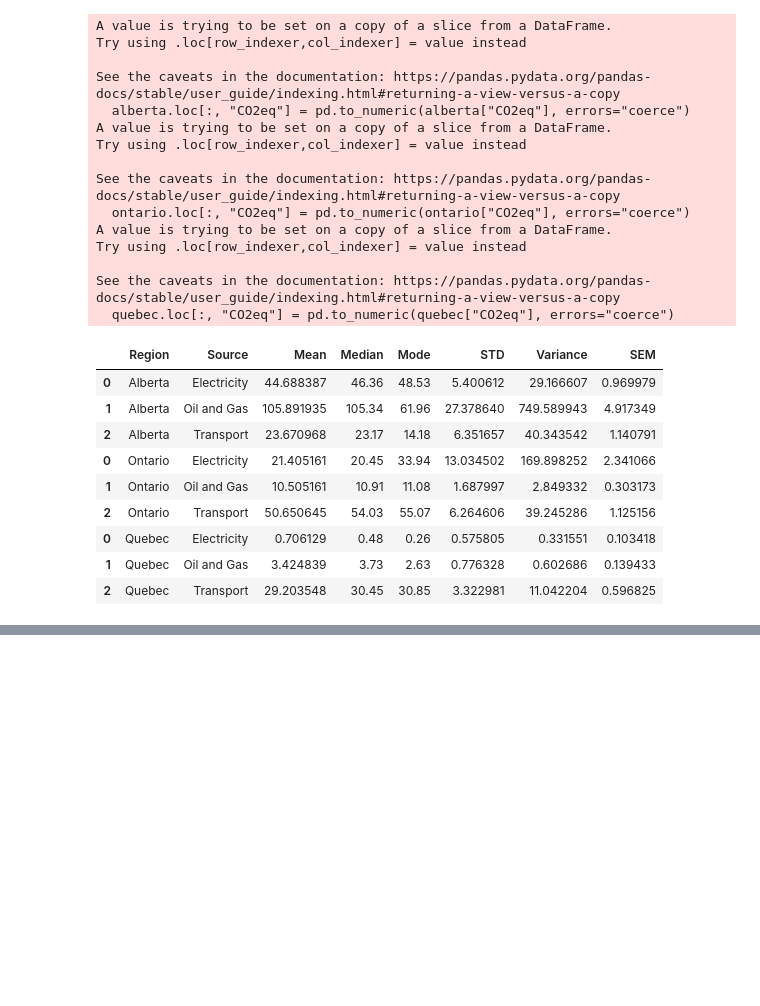
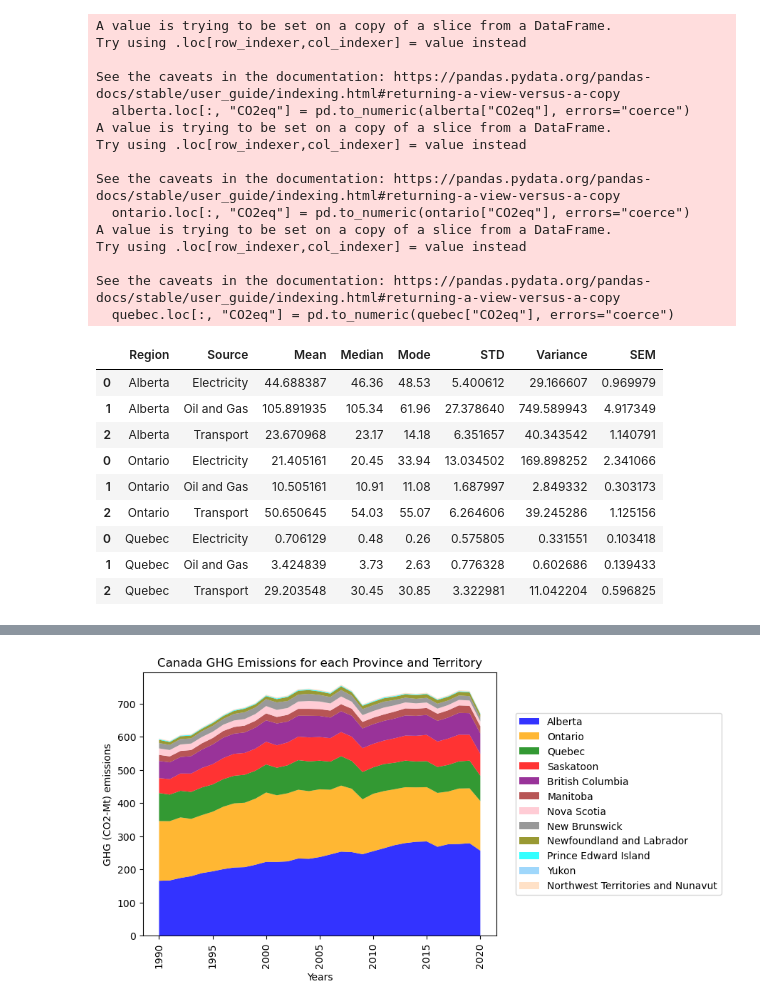
Before and after one commit to fabiomarcullo/Project_1_Climate_Action_Goals, a Jupyter notebook: Project_Sustainability_Data.ipynb, the cells around one changed output, grey strips where cells are left out. Drawn from its saved outputs; the diff is of its cells as text; code cells hidden in the pictures; blank space fills up the shorter version.

```diff
--- a/Project_Sustainability_Data.ipynb
+++ b/Project_Sustainability_Data.ipynb
@@ -278,0 +433,89 @@ See the caveats in the documentation: https://pandas.pydata.org/pandas-docs/stab
+# %%
+#copying original data and doing some initial cleaning
+emission_provterri_df = provices_result.loc[(provices_result['Source'] == 'Provincial Inventory Total') | (provices_result['Source'] == 'Territorial Inventory Total')]
+emission_provterri_df2 = emission_provterri_df.drop(columns = ['Index', 'Source', 'Unit']).reset_index(drop = True)
+
+#isolating each province from original datasetcleaning provincial dataset, and adding northwest territoties and nunavut together to match original dataset's format
+ab_ghg = emission_provterri_df2.loc[emission_provterri_df2['Region'] == 'Alberta']
+bc_ghg = emission_provterri_df2.loc[emission_provterri_df2['Region'] == 'British Columbia']
+mn_ghg = emission_provterri_df2.loc[emission_provterri_df2['Region'] == 'Manitoba']
+nb_ghg = emission_provterri_df2.loc[emission_provterri_df2['Region'] == 'New Brunswick']
+nfl_ghg = emission_provterri_df2.loc[emission_provterri_df2['Region'] == 'Newfoundland and Labrador']
+ns_ghg = emission_provterri_df2.loc[emission_provterri_df2['Region'] == 'Nova Scotia']
+on_ghg = emission_provterri_df2.loc[emission_provterri_df2['Region'] == 'Ontario']
+pei_ghg = emission_provterri_df2.loc[emission_provterri_df2['Region'] == 'Prince Edward Island']
+qc_ghg = emission_provterri_df2.loc[emission_provterri_df2['Region'] == 'Quebec']
+ssk_ghg = emission_provterri_df2.loc[emission_provterri_df2['Region'] == 'Saskatchewan']
+yuk_ghg = emission_provterri_df2.loc[emission_provterri_df2['Region'] == 'Yukon']
+
+nwtnvt_1 = emission_provterri_df2.loc[emission_provterri_df2['Region'] == 'Northwest Territories and Nunavut']
+nwtnvt_2 = nwtnvt_1.drop(columns = {'Region'}).reset_index(drop=True)
+nwt_nv1 = emission_provterri_df2.loc[(emission_provterri_df2['Region'] == 'Northwest Territories') | (emission_provterri_df2['Region'] == 'Nunavut')]
+nwt_nv2 = nwt_nv1.drop(columns={'Region'}).reset_index(drop = True)
+nwt_nv3 = nwt_nv2.astype(float)
+sum_ghg_nwt_nv = nwt_nv3.groupby('Year').sum()
+nwt_nun_ghg = sum_ghg_nwt_nv['CO2eq']
+nwt_nun_yr = nwt_nv3['Year'].unique()
+nwt_nun_list = {'Year' : nwt_nun_yr, 'CO2eq' : nwt_nun_ghg}
+nwt_nun_df = pd.DataFrame(data=nwt_nun_list).reset_index(drop=True)
+nwtnvt_df = pd.concat([nwtnvt_2, nwt_nun_df]).reset_index(drop=True)
+
+#further cleaning provincial dataset
+ab_ghg1 = ab_ghg.drop(columns = ['Region'])
+bc_ghg1 = bc_ghg.drop(columns = ['Region'])
+mn_ghg1 = mn_ghg.drop(columns = ['Region'])
+nb_ghg1 = nb_ghg.drop(columns = ['Region'])
+nfl_ghg1 = nfl_ghg.drop(columns = ['Region'])
+ns_ghg1 = ns_ghg.drop(columns = ['Region'])
+on_ghg1 = on_ghg.drop(columns = ['Region'])
+pei_ghg1 = pei_ghg.drop(columns = ['Region'])
+qc_ghg1 = qc_ghg.drop(columns = ['Region'])
+ssk_ghg1 = ssk_ghg.drop(columns = ['Region'])
+yuk_ghg1 = yuk_ghg.drop(columns = ['Region'])
+
+ab_ghg_fin = ab_ghg1.rename(columns = {'CO2eq' : 'Alberta'}).reset_index(drop=True)
+bc_ghg_fin = bc_ghg1.rename(columns = {'CO2eq' : 'British Columbia'}).reset_index(drop=True)
+mn_ghg_fin = mn_ghg1.rename(columns = {'CO2eq' : 'Manitoba'}).reset_index(drop=True)
+nb_ghg_fin = nb_ghg1.rename(columns = {'CO2eq' : 'New Brunswick'}).reset_index(drop=True)
+nfl_ghg_fin = nfl_ghg1.rename(columns = {'CO2eq' : 'Newfoundland and Labrador'}).reset_index(drop=True)
+ns_ghg_fin = ns_ghg1.rename(columns = {'CO2eq' : 'Nova Scotia'}).reset_index(drop=True)
+on_ghg_fin = on_ghg1.rename(columns = {'CO2eq' : 'Ontario'}).reset_index(drop=True)
+pei_ghg_fin = pei_ghg1.rename(columns = {'CO2eq' : 'Prince Edward Island'}).reset_index(drop=True)
+qc_ghg_fin = qc_ghg1.rename(columns = {'CO2eq' : 'Quebec'}).reset_index(drop=True)
+ssk_ghg_fin = ssk_ghg1.rename(columns = {'CO2eq' : 'Saskatoon'}).reset_index(drop=True)
+yuk_ghg_fin = yuk_ghg1.rename(columns = {'CO2eq' : 'Yukon'}).reset_index(drop=True)
+nwt_nvt_ghg_fin = nwtnvt_df.rename(columns = {'CO2eq' : "Northwest Territories and Nunavut"})
+
+#merging dataset
+prvterghg1 = ab_ghg_fin.merge(bc_ghg_fin, on = 'Year', how = 'left')
+prvterghg2 = prvterghg1.merge(mn_ghg_fin, on = 'Year', how = 'left')
+prvterghg3 = prvterghg2.merge(nb_ghg_fin, on = 'Year', how = 'left')
+prvterghg4 = prvterghg3.merge(nfl_ghg_fin, on = 'Year', how = 'left')
+prvterghg5 = prvterghg4.merge(ns_ghg_fin, on = 'Year', how = 'left')
+prvterghg6 = prvterghg5.merge(on_ghg_fin, on = 'Year', how = 'left')
+prvterghg7 = prvterghg6.merge(pei_ghg_fin, on = 'Year', how = 'left')
+prvterghg8 = prvterghg7.merge(qc_ghg_fin, on = 'Year', how = 'left')
+prvterghg9 = prvterghg8.merge(ssk_ghg_fin, on = 'Year', how = 'left')
+prvterghg10 = prvterghg9.merge(yuk_ghg_fin, on = 'Year', how = 'left')
+prv_ter_ghg = prvterghg10.merge(nwt_nvt_ghg_fin, on = 'Year', how = 'left')
+
+#plotting
+prv_ter_ghg_df = prv_ter_ghg[['Alberta', 'Ontario', 'Quebec', 'Saskatoon', 'British Columbia', 'Manitoba', 'Nova Scotia',
+                            'New Brunswick', 'Newfoundland and Labrador', 'Prince Edward Island', 'Yukon',
+                           'Northwest Territories and Nunavut']].astype(float)
+prv_ter_ghg_dict = prv_ter_ghg_df.to_dict('list')
+
+prv_ter_ghg_years = prv_ter_ghg['Year']
+
+fig, ax = plt.subplots()
+ax.stackplot(prv_ter_ghg_years, prv_ter_ghg_dict.values(), labels = prv_ter_ghg_dict.keys(), alpha = 0.8, colors = ['blue', 'orange', 'green', 'red', 'purple', 'brown', 'pink', 'gray',
+             'olive', 'cyan', 'lightskyblue', 'peachpuff'])
+ax.legend(bbox_to_anchor = (1.04, 0.5), loc = "center left")
+plt.xticks(rotation = 90)
+plt.ylabel('GHG (CO2-Mt) emissions')
+plt.xlabel('Years')
+plt.title('Canada GHG Emissions for each Province and Territory')
+plt.savefig('Images/ghgpercanprovandteri_stackplt.png', bbox_inches='tight')
+plt.show()
+# %% [output]
+[figure, added]
```
Also changed, not shown: parts of 7 cells of this notebook, 5 other files.
